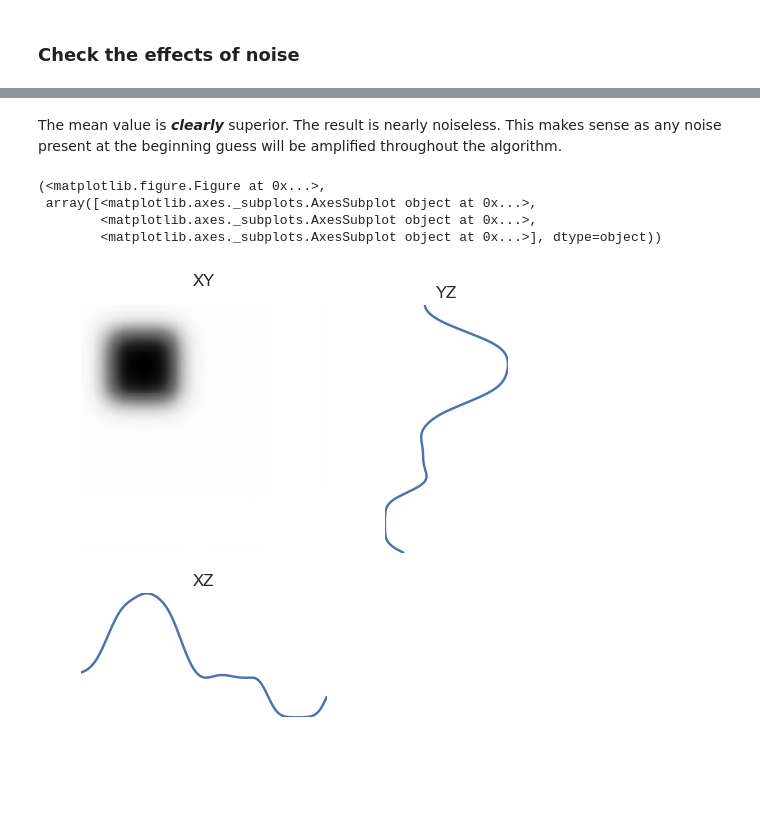
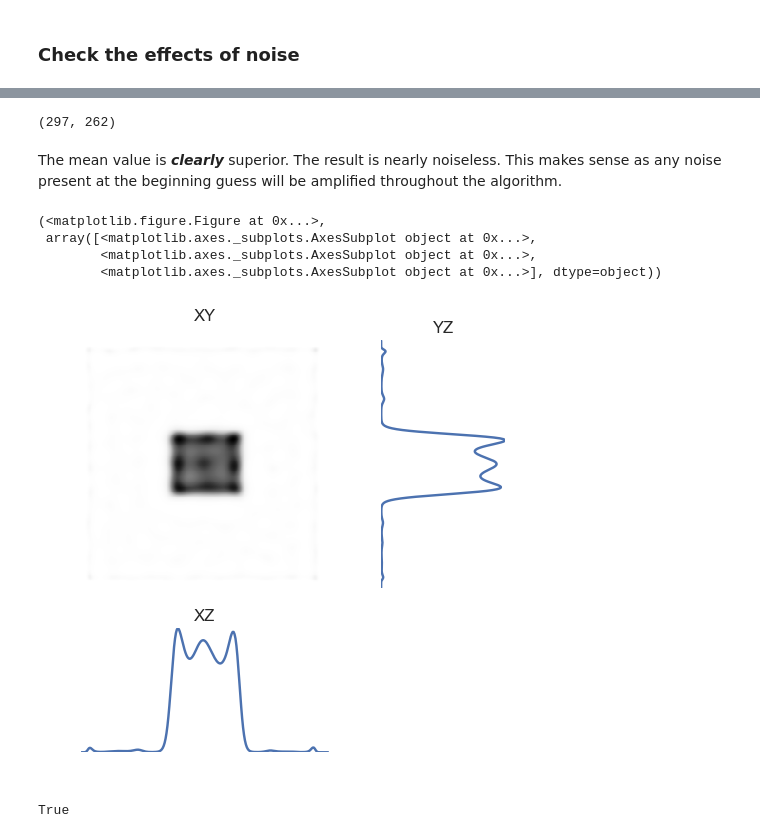
Before and after one commit to david-hoffman/pydecon, a Jupyter notebook: notebooks/RL Development Notebook.ipynb, the cells around one changed output, grey strips where cells are left out. Cells and saved outputs as stored; diff of their text form; code cells hidden in the pictures; blank space fills up the shorter version.

Commit message:
Notebook has a working accurate fast implementation

```diff
--- a/notebooks/RL Development Notebook.ipynb
+++ b/notebooks/RL Development Notebook.ipynb
@@ -101,9 +101,7 @@ def richardson_lucy(image, psf, iterations=10, core=rl_core_accurate, guess=Fals
         # call the update function
         u_tp1 = core(image, psf, u_t)
         # enure positivity
-        u_tp1[u_tp1 < 0] = np.finfo(u_tp1.dtype).resolution
-        # update estimate
-        u_t = u_tp1
+        u_t = ensure_positive(u_tp1)
     # return final estimate
     return u_tp1
 
@@ -167,7 +165,7 @@ for k_size, s_size in product((66, 65), (256, 257)):
 
 Move on to two dimensions to see if there's any difference
 # %%
-for k_size, s_size in product((66, 65), (256, 257)):
+for k_size, s_size in product((65, 66), (256, 257)):
     # make kernel
     x = linspace(-2.5, 2.5, k_size, True)
     k = exp(-x**2)
@@ -238,4 +202,26 @@ for k_size, s_size in product((65, 66), (257, 256)):
 # %% [markdown]
 ### Check the effects of noise
+# %%
+x = linspace(-2.5, 2.5, 66, True)
+k = exp(-x**2)
+k = k[newaxis] * k[:, newaxis]
+# normalize kernel
+k /= k.sum()
+k = pad(k, ((1, 1), (10, 3)), "constant")
+# make signal
+x = linspace(-10, 10, 257)
+f = logical_and(x < 3, x > -3)
+f = f[newaxis] * f[:, newaxis]
+
+y = fftconvolve(f, k, "same")
+y = pad(y, ((20,20), (3,2)), "constant")
+y = ensure_positive(y)
+k = ensure_positive(k)
+
+y[y < 0] = 0
+yy = poisson(y * 100) + randn(*y.shape) ** 2
+k[k < 0] = 0
+kk = poisson(k * 1e6) + randn(*k.shape) ** 2
+kk /= kk.sum()
 # %%
 # also see the difference between using the image data as the first "guess" or using the mean value
@@ -261,3 +242,7 @@ slice_plot(without_guess)
+# %%
+y.shape
+# %% [output]
+(297, 262)
 # %% [markdown]
 The mean value is ___clearly___ superior. The result is nearly noiseless. This makes sense as any noise present at the beginning guess will be amplified throughout the algorithm.
 # %%
@@ -283,15 +268,15 @@ def get_fshapeslice(in1, in2):
 # sp2 = rfftn(in2, fshape, threads=threads)
 # ret = (irfftn(sp1 * sp2, fshape, threads=threads)[fslice].copy())
 # %%
-def rl_core2(image, otf, y_t, fshape, fslice):
+def rl_core2(image, otf, iotf, y_t, fshape, fslice):
     """The core update step of the RL algorithm
 
     Fast version"""
     reblur = irfftn(rfftn(y_t, fshape) * otf, fshape)[fslice]
     reblur = sig._centered(reblur, image.shape)
-    reblur[reblur <= 0] = np.finfo(reblur.dtype).resolution
+    reblur = ensure_positive(reblur)
     im_ratio = image / reblur
-    estimate = irfftn(rfftn(im_ratio, fshape) * np.conj(otf), fshape)[fslice]
+    estimate = irfftn(rfftn(im_ratio, fshape) * iotf, fshape)[fslice]
     estimate = sig._centered(estimate, image.shape)
 #     for i, (s, p) in enumerate(zip(image.shape, otf.shape)):
 #         if s % 2 and not p % 2:
@@ -303,6 +288,7 @@ def richardson_lucy2(image, psf, iterations=10):
     # initialize variable for iterations
     fshape, fslice = get_fshapeslice(image, psf)
     otf = rfftn(psf, fshape)
+    iotf = rfftn(psf[::-1, ::-1], fshape)
     u_tm1 = None
     # current estimate
     u_t = ones_like(image) * image.mean()
@@ -310,20 +296,22 @@ def richardson_lucy2(image, psf, iterations=10):
     g_tm1 = None
     for i in range(iterations):
         # call the update function
-        u_tp1 = rl_core2(image, otf, u_t, fshape, fslice)
+        u_tp1 = rl_core2(image, otf, iotf, u_t, fshape, fslice)
         # enure positivity
-        u_tp1[u_tp1 < 0] = np.finfo(u_tp1.dtype).resolution
-        # update estimate
-        u_t = u_tp1
+        u_t = ensure_positive(u_tp1)
     # return final estimate
     return u_tp1
 # %%
-slice_plot(richardson_lucy2(yy, k, 1))
+slice_plot(richardson_lucy2(yy, k, 100))
 # %% [output]
 (<matplotlib.figure.Figure at 0x...>,
  array([<matplotlib.axes._subplots.AxesSubplot object at 0x...>,
         <matplotlib.axes._subplots.AxesSubplot object at 0x...>,
         <matplotlib.axes._subplots.AxesSubplot object at 0x...>], dtype=object))
-[figure, old version]
+[figure, new version]
+# %%
+allclose(richardson_lucy2(yy, k, 20), richardson_lucy(yy, k, 20, core=rl_core_accurate, guess=False))
+# %% [output]
+True
 # %%
 %timeit richardson_lucy2(yy, k, 20)
```
Also changed, not shown: parts of 16 cells of this notebook.
